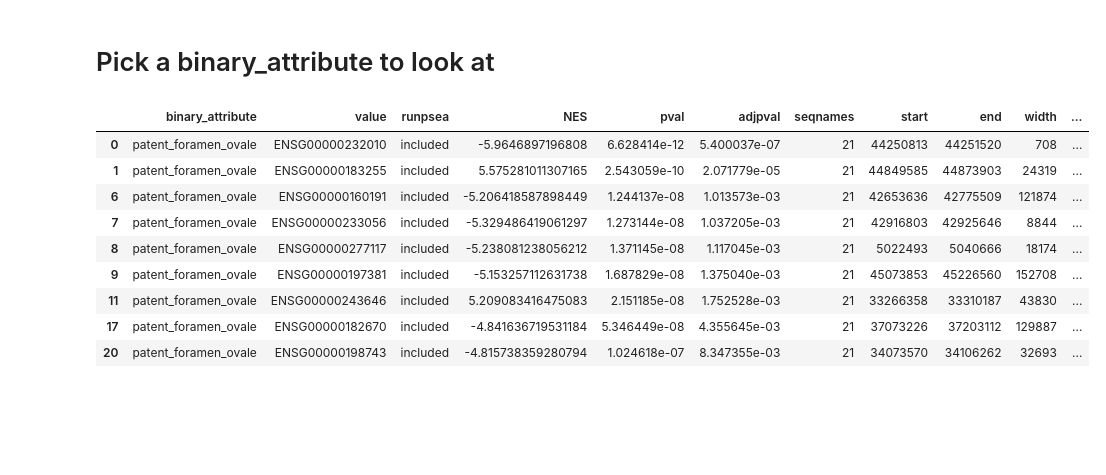
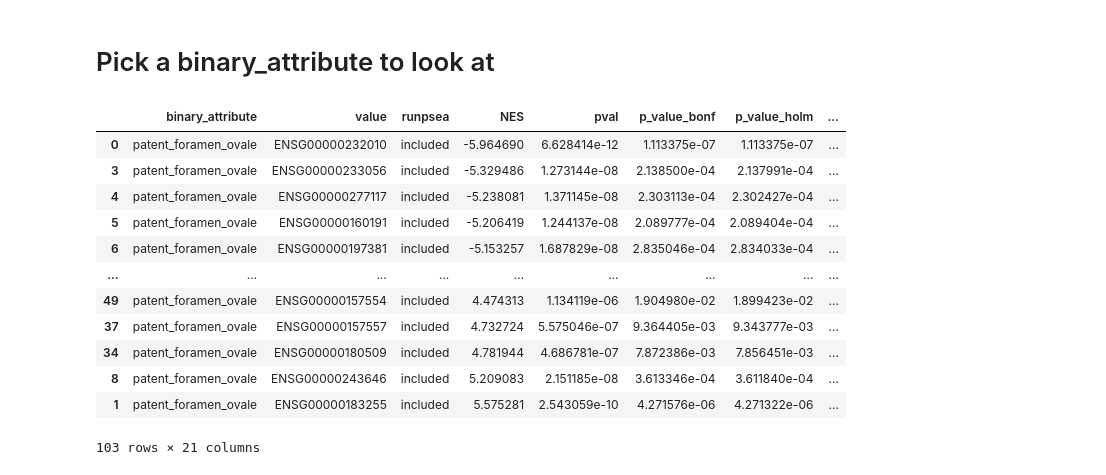
Before and after one commit to reza610/psea, a Jupyter notebook: notebook_examples/read_output.ipynb, the cells around one changed output. Cells and saved outputs as stored; diff of their text form; code cells hidden in the pictures; blank space fills up the shorter version.

```diff
--- a/notebook_examples/read_output.ipynb
+++ b/notebook_examples/read_output.ipynb
@@ -7,7 +7,7 @@ import plotly.express as px
 # read in the files we will look at
 # %%
 indir="../testdata/"
-df = pd.read_csv(indir+"psea_scores_20240919-161614.adjpval.csv", index_col=0)
+df = pd.read_csv(indir+"psea_scores_20240923-152820.adjpval.csv", index_col=0)
 genedf = pd.read_csv(indir+"genes.csv", index_col=0)
 # %%
 genedf["value"]=genedf["gene_id"]
@@ -41,7 +72,7 @@ fig.show()
 # %% [markdown]
 # Find pairs predicted by PSEA
 # %%
-df_nona_threshold = df_nona[df_nona["adjpval"]<6]
+df_nona_threshold = df_nona[df_nona["p_value_BenjaminiHochberg"]<0.1]
 # %%
 df_nona_threshold
 # %% [output]
@@ -127,15 +168,21 @@ df_nona_threshold_names[df_nona_threshold_names["gene_name"]=="PAXBP1"]
 # %% [markdown]
 # Pick a binary_attribute to look at
 # %%
-df_nona_threshold_names[df_nona_threshold_names["binary_attribute"]=="patent_foramen_ovale"]
+acondition = "patent_foramen_ovale"
+aconditiondf = df_nona_threshold_names[df_nona_threshold_names["binary_attribute"]==acondition]
+aconditiondf = aconditiondf.sort_values(["NES"])
+aconditiondf
 # %% [output]
-|  | binary_attribute | value | runpsea | NES | pval | adjpval | seqnames | start | end | width | ... |
-| 0 | patent_foramen_ovale | ENSG00000232010 | included | -5.9646897196808 | 6.628414e-12 | 5.400037e-07 | 21 | 44250813 | 44251520 | 708 | ... |
-| 1 | patent_foramen_ovale | ENSG00000183255 | included | 5.575281011307165 | 2.543059e-10 | 2.071779e-05 | 21 | 44849585 | 44873903 | 24319 | ... |
-| 6 | patent_foramen_ovale | ENSG00000160191 | included | -5.206418587898449 | 1.244137e-08 | 1.013573e-03 | 21 | 42653636 | 42775509 | 121874 | ... |
-| 7 | patent_foramen_ovale | ENSG00000233056 | included | -5.329486419061297 | 1.273144e-08 | 1.037205e-03 | 21 | 42916803 | 42925646 | 8844 | ... |
-| 8 | patent_foramen_ovale | ENSG00000277117 | included | -5.238081238056212 | 1.371145e-08 | 1.117045e-03 | 21 | 5022493 | 5040666 | 18174 | ... |
-| 9 | patent_foramen_ovale | ENSG00000197381 | included | -5.153257112631738 | 1.687829e-08 | 1.375040e-03 | 21 | 45073853 | 45226560 | 152708 | ... |
-| 11 | patent_foramen_ovale | ENSG00000243646 | included | 5.209083416475083 | 2.151185e-08 | 1.752528e-03 | 21 | 33266358 | 33310187 | 43830 | ... |
-| 17 | patent_foramen_ovale | ENSG00000182670 | included | -4.841636719531184 | 5.346449e-08 | 4.355645e-03 | 21 | 37073226 | 37203112 | 129887 | ... |
-| 20 | patent_foramen_ovale | ENSG00000198743 | included | -4.815738359280794 | 1.024618e-07 | 8.347355e-03 | 21 | 34073570 | 34106262 | 32693 | ... |
+|  | binary_attribute | value | runpsea | NES | pval | p_value_bonf | p_value_holm | ... |
+| 0 | patent_foramen_ovale | ENSG00000232010 | included | -5.964690 | 6.628414e-12 | 1.113375e-07 | 1.113375e-07 | ... |
+| 3 | patent_foramen_ovale | ENSG00000233056 | included | -5.329486 | 1.273144e-08 | 2.138500e-04 | 2.137991e-04 | ... |
+| 4 | patent_foramen_ovale | ENSG00000277117 | included | -5.238081 | 1.371145e-08 | 2.303113e-04 | 2.302427e-04 | ... |
+| 5 | patent_foramen_ovale | ENSG00000160191 | included | -5.206419 | 1.244137e-08 | 2.089777e-04 | 2.089404e-04 | ... |
+| 6 | patent_foramen_ovale | ENSG00000197381 | included | -5.153257 | 1.687829e-08 | 2.835046e-04 | 2.834033e-04 | ... |
+| ... | ... | ... | ... | ... | ... | ... | ... | ... |
+| 49 | patent_foramen_ovale | ENSG00000157554 | included | 4.474313 | 1.134119e-06 | 1.904980e-02 | 1.899423e-02 | ... |
+| 37 | patent_foramen_ovale | ENSG00000157557 | included | 4.732724 | 5.575046e-07 | 9.364405e-03 | 9.343777e-03 | ... |
+| 34 | patent_foramen_ovale | ENSG00000180509 | included | 4.781944 | 4.686781e-07 | 7.872386e-03 | 7.856451e-03 | ... |
+| 8 | patent_foramen_ovale | ENSG00000243646 | included | 5.209083 | 2.151185e-08 | 3.613346e-04 | 3.611840e-04 | ... |
+| 1 | patent_foramen_ovale | ENSG00000183255 | included | 5.575281 | 2.543059e-10 | 4.271576e-06 | 4.271322e-06 | ... |
+103 rows × 21 columns
```
Also changed, not shown: parts of 17 cells of this notebook, 7 other files.
